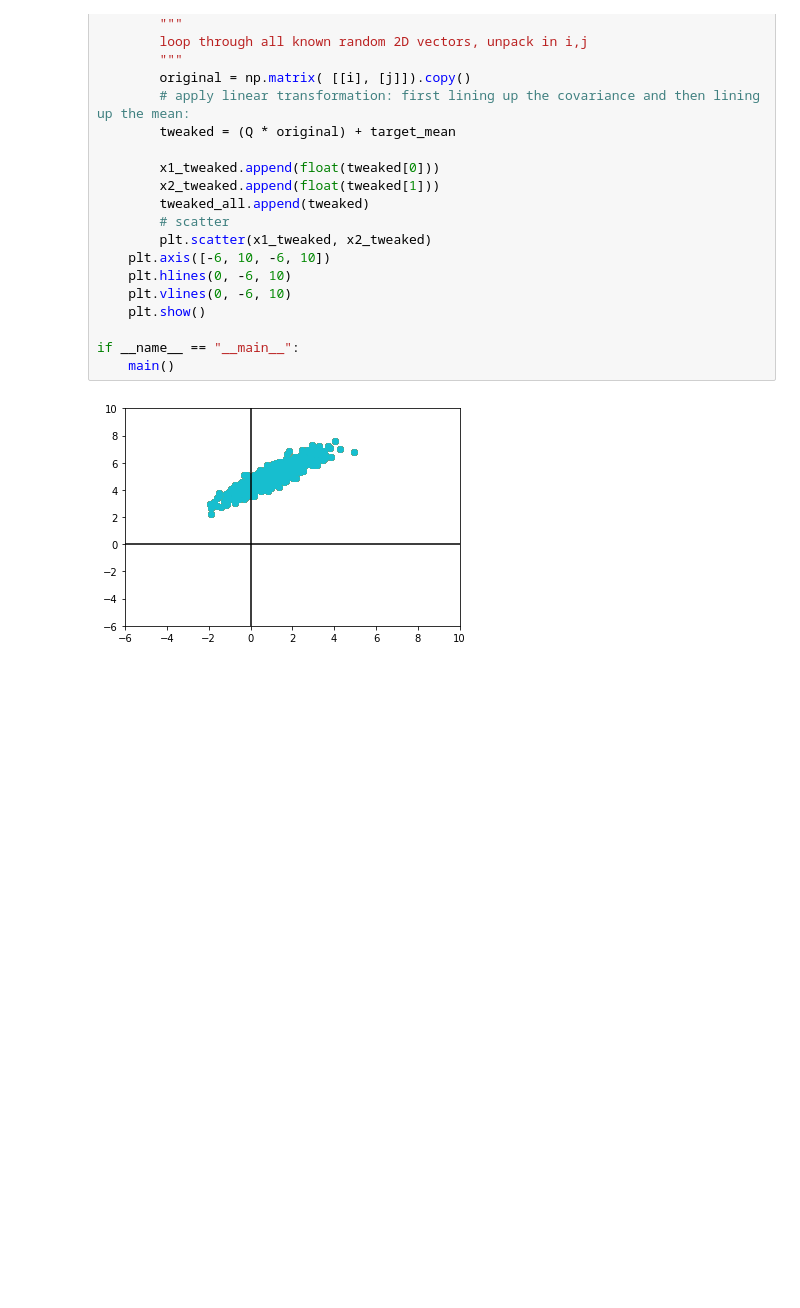
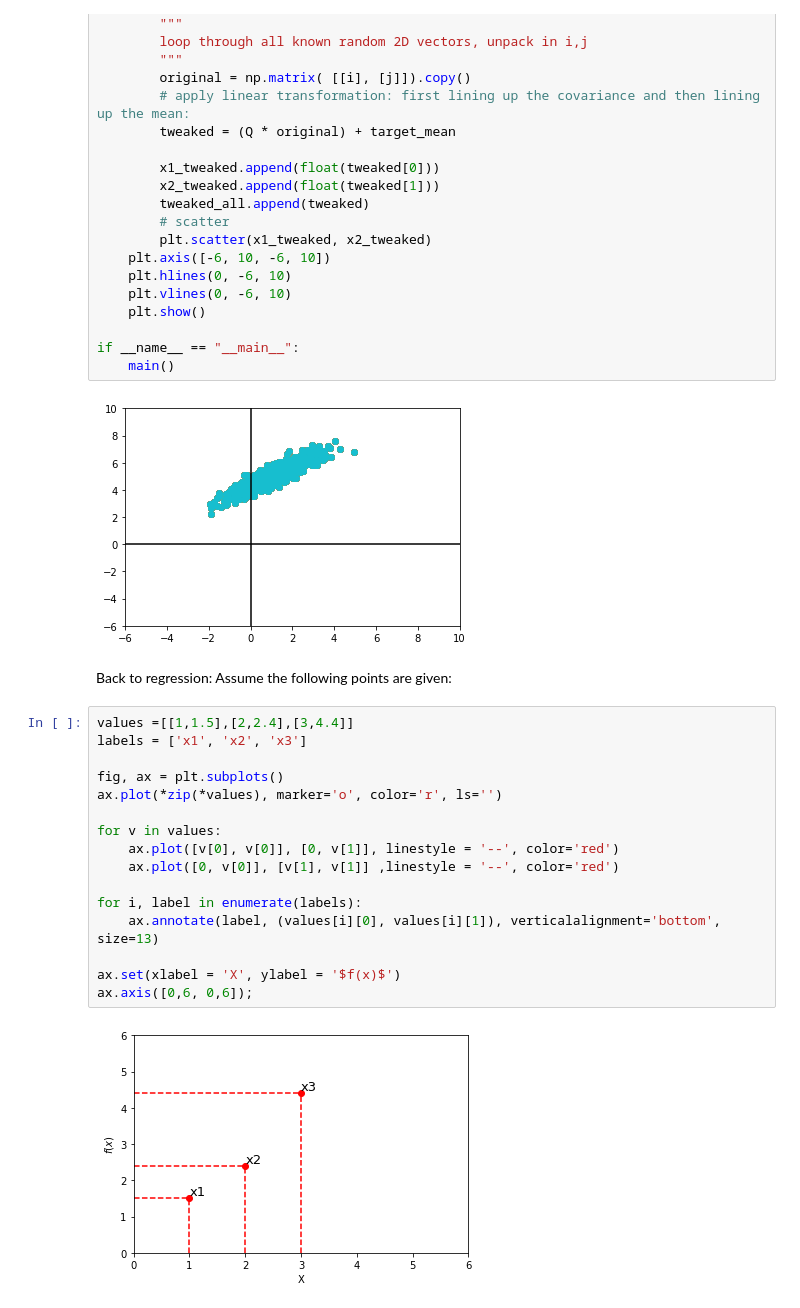
Before and after one commit to rmania/datascience, a Jupyter notebook: ubc_ml/Bayesian_learning2_Gaussian_processes.ipynb, the cells around one changed output. Drawn from its saved outputs; the diff is of its cells as text; blank space fills up the shorter version.

```diff
--- a/ubc_ml/Bayesian_learning2_Gaussian_processes.ipynb
+++ b/ubc_ml/Bayesian_learning2_Gaussian_processes.ipynb
@@ -230,3 +234,23 @@ if __name__ == "__main__":
     main()
 # %% [output]
 [figure]
+# %% [markdown]
+Back to regression: Assume the following points are given:
+# %%
+values =[[1,1.5],[2,2.4],[3,4.4]]
+labels = ['x1', 'x2', 'x3']
+
+fig, ax = plt.subplots()
+ax.plot(*zip(*values), marker='o', color='r', ls='')
+
+for v in values:
+    ax.plot([v[0], v[0]], [0, v[1]], linestyle = '--', color='red')
+    ax.plot([0, v[0]], [v[1], v[1]] ,linestyle = '--', color='red')
+
+for i, label in enumerate(labels):
+    ax.annotate(label, (values[i][0], values[i][1]), verticalalignment='bottom', size=13)
+
+ax.set(xlabel = 'X', ylabel = '$f(x)$')
+ax.axis([0,6, 0,6]);
+# %% [output]
+[figure, added]
```
Also changed, not shown: parts of 6 cells of this notebook.
